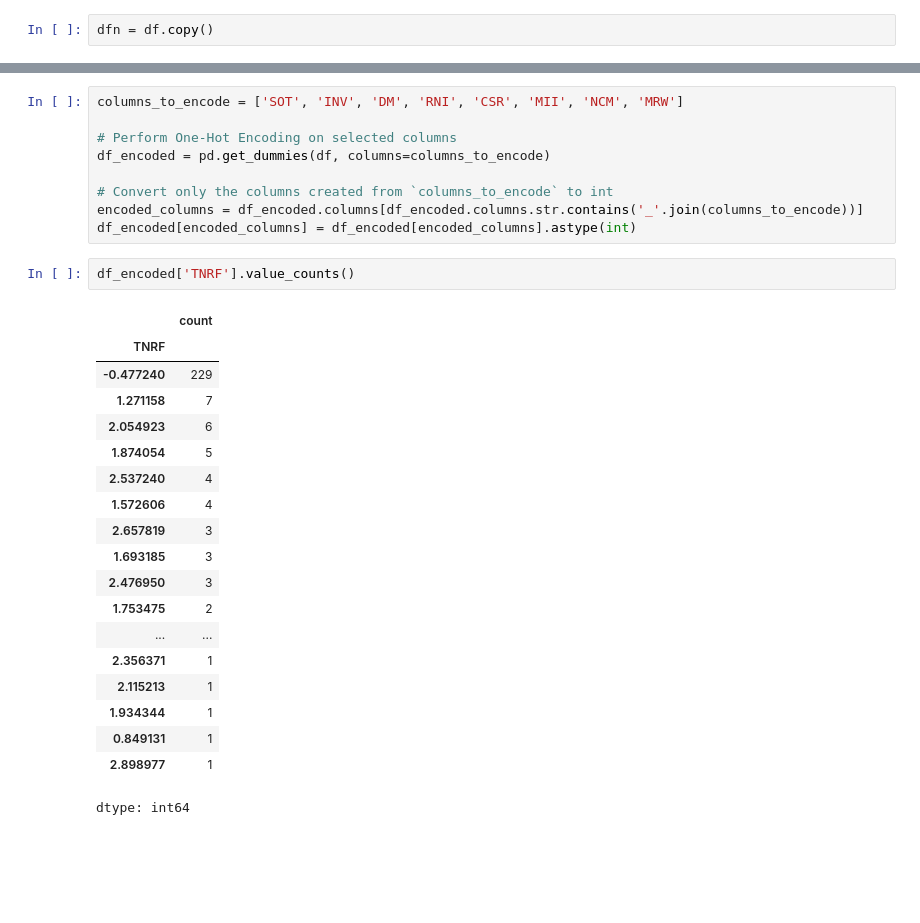
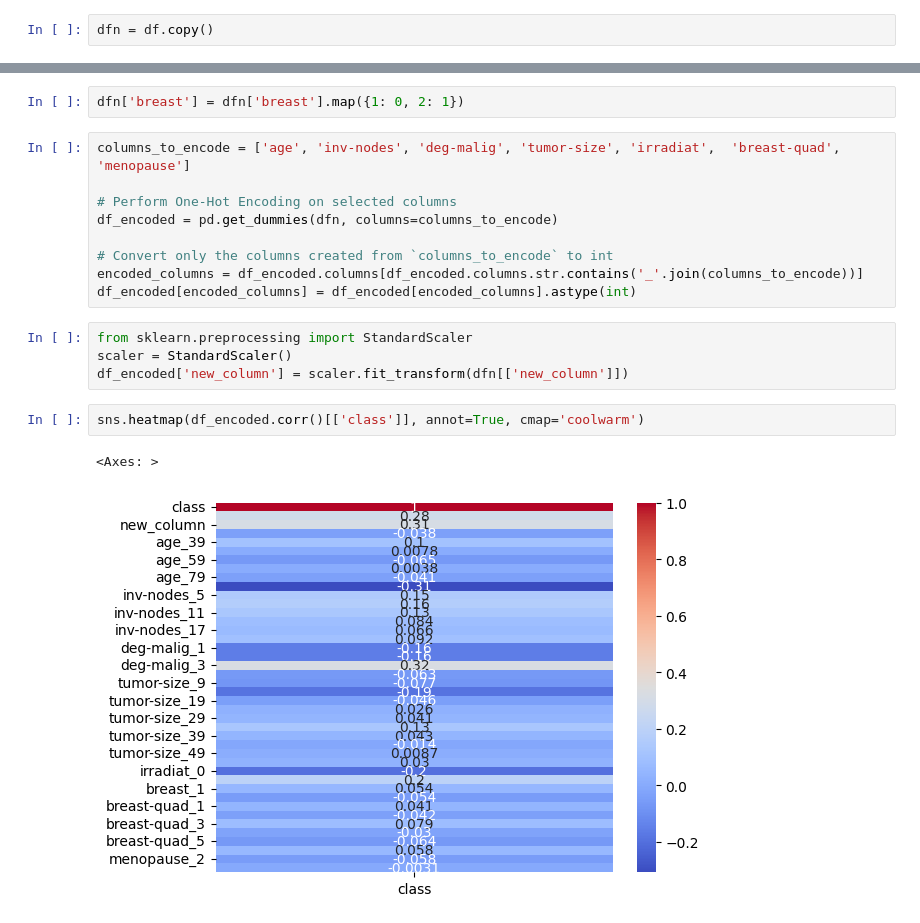
Before and after one commit to 2256haradityam/Projects, a Jupyter notebook: CARPRICEPREDICTION.ipynb, the cells around one changed output, grey strips where cells are left out. Cells and saved outputs as stored; diff of their text form; blank space fills up the shorter version.

```diff
--- a/CARPRICEPREDICTION.ipynb
+++ b/CARPRICEPREDICTION.ipynb
@@ -39,31 +31,20 @@ dfn = df.copy()
+# %%
+dfn['breast'] = dfn['breast'].map({1: 0, 2: 1})
 # %%
-columns_to_encode = ['SOT', 'INV', 'DM', 'RNI', 'CSR', 'MII', 'NCM', 'MRW']
+columns_to_encode = ['age', 'inv-nodes', 'deg-malig', 'tumor-size', 'irradiat',  'breast-quad', 'menopause']
 
 # Perform One-Hot Encoding on selected columns
-df_encoded = pd.get_dummies(df, columns=columns_to_encode)
+df_encoded = pd.get_dummies(dfn, columns=columns_to_encode)
 
 # Convert only the columns created from `columns_to_encode` to int
 encoded_columns = df_encoded.columns[df_encoded.columns.str.contains('_'.join(columns_to_encode))]
 df_encoded[encoded_columns] = df_encoded[encoded_columns].astype(int)
-# %%
-df_encoded['TNRF'].value_counts()
-# %% [output]
-|  | count |
-| TNRF |  |
-| -0.477240 | 229 |
-| 1.271158 | 7 |
-| 2.054923 | 6 |
-| 1.874054 | 5 |
-| 2.537240 | 4 |
-| 1.572606 | 4 |
-| 2.657819 | 3 |
-| 1.693185 | 3 |
-| 2.476950 | 3 |
-| 1.753475 | 2 |
-| ... | ... |
-| 2.356371 | 1 |
-| 2.115213 | 1 |
-| 1.934344 | 1 |
-| 0.849131 | 1 |
-| 2.898977 | 1 |
-dtype: int64
+# %%
+from sklearn.preprocessing import StandardScaler
+scaler = StandardScaler()
+df_encoded['new_column'] = scaler.fit_transform(dfn[['new_column']])
+# %%
+sns.heatmap(df_encoded.corr()[['class']], annot=True, cmap='coolwarm')
+# %% [output]
+<Axes: >
+[figure, added]
```
Also changed, not shown: parts of 14 cells of this notebook.
